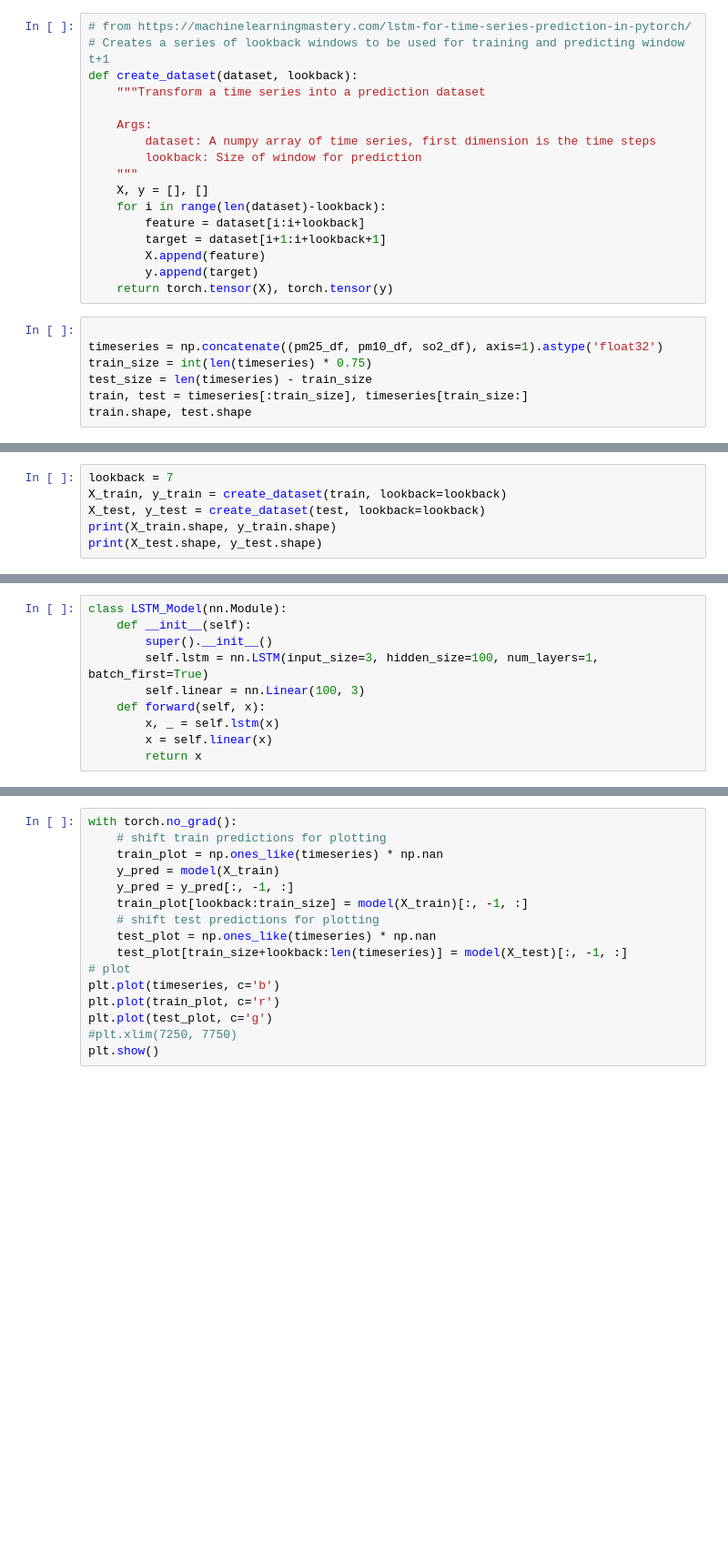
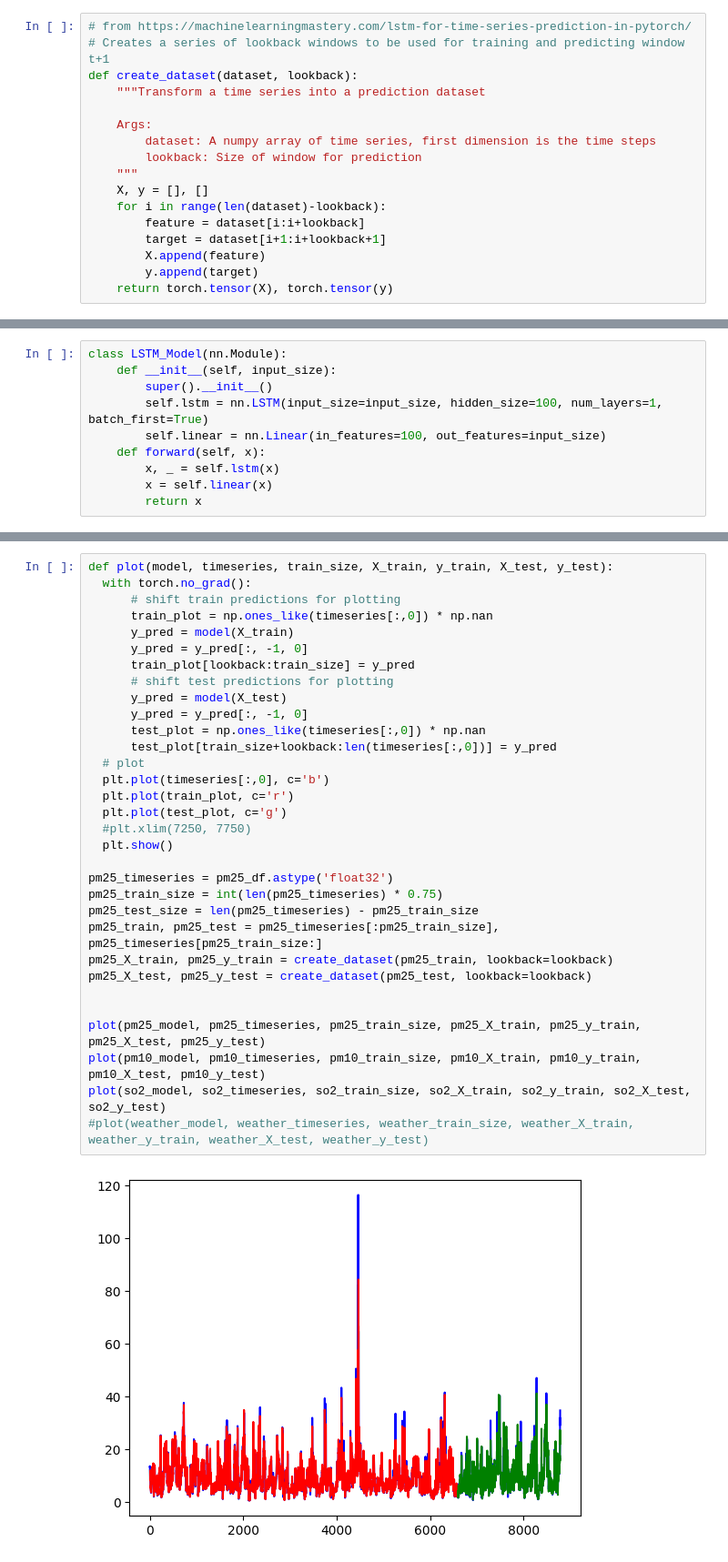
Before and after one commit to b4wolf/NEURALNETS, a Jupyter notebook: model.ipynb, the cells around one changed output, grey strips where cells are left out. Shown: that part at 91% size. Saved outputs shown, nothing was run; the diff lists cells and outputs as text; blank space fills up the shorter version.

```diff
--- a/model.ipynb
+++ b/model.ipynb
@@ -80,10 +90,3 @@ def create_dataset(dataset, lookback):
         X.append(feature)
         y.append(target)
     return torch.tensor(X), torch.tensor(y)
-# %%
-
-timeseries = np.concatenate((pm25_df, pm10_df, so2_df), axis=1).astype('float32')
-train_size = int(len(timeseries) * 0.75)
-test_size = len(timeseries) - train_size
-train, test = timeseries[:train_size], timeseries[train_size:]
-train.shape, test.shape
@@ -98,6 +92,0 @@ plt.plot(timeseries)
-# %%
-lookback = 7
-X_train, y_train = create_dataset(train, lookback=lookback)
-X_test, y_test = create_dataset(test, lookback=lookback)
-print(X_train.shape, y_train.shape)
-print(X_test.shape, y_test.shape)
@@ -107,9 +141,9 @@ torch.Size([2189, 7, 3]) torch.Size([2189, 7, 3])
 # %%
 class LSTM_Model(nn.Module):
-    def __init__(self):
+    def __init__(self, input_size):
         super().__init__()
-        self.lstm = nn.LSTM(input_size=3, hidden_size=100, num_layers=1, batch_first=True)
-        self.linear = nn.Linear(100, 3)
+        self.lstm = nn.LSTM(input_size=input_size, hidden_size=100, num_layers=1, batch_first=True)
+        self.linear = nn.Linear(in_features=100, out_features=input_size)
     def forward(self, x):
         x, _ = self.lstm(x)
         x = self.linear(x)
@@ -163,16 +223,34 @@ KeyboardInterrupt: ignored
 # %%
-with torch.no_grad():
-    # shift train predictions for plotting
-    train_plot = np.ones_like(timeseries) * np.nan
-    y_pred = model(X_train)
-    y_pred = y_pred[:, -1, :]
-    train_plot[lookback:train_size] = model(X_train)[:, -1, :]
-    # shift test predictions for plotting
-    test_plot = np.ones_like(timeseries) * np.nan
-    test_plot[train_size+lookback:len(timeseries)] = model(X_test)[:, -1, :]
-# plot
-plt.plot(timeseries, c='b')
-plt.plot(train_plot, c='r')
-plt.plot(test_plot, c='g')
-#plt.xlim(7250, 7750)
-plt.show()
+def plot(model, timeseries, train_size, X_train, y_train, X_test, y_test):
+  with torch.no_grad():
+      # shift train predictions for plotting
+      train_plot = np.ones_like(timeseries[:,0]) * np.nan
+      y_pred = model(X_train)
+      y_pred = y_pred[:, -1, 0]
+      train_plot[lookback:train_size] = y_pred
+      # shift test predictions for plotting
+      y_pred = model(X_test)
+      y_pred = y_pred[:, -1, 0]
+      test_plot = np.ones_like(timeseries[:,0]) * np.nan
+      test_plot[train_size+lookback:len(timeseries[:,0])] = y_pred
+  # plot
+  plt.plot(timeseries[:,0], c='b')
+  plt.plot(train_plot, c='r')
+  plt.plot(test_plot, c='g')
+  #plt.xlim(7250, 7750)
+  plt.show()
+
+pm25_timeseries = pm25_df.astype('float32')
+pm25_train_size = int(len(pm25_timeseries) * 0.75)
+pm25_test_size = len(pm25_timeseries) - pm25_train_size
+pm25_train, pm25_test = pm25_timeseries[:pm25_train_size], pm25_timeseries[pm25_train_size:]
+pm25_X_train, pm25_y_train = create_dataset(pm25_train, lookback=lookback)
+pm25_X_test, pm25_y_test = create_dataset(pm25_test, lookback=lookback)
+
+
+plot(pm25_model, pm25_timeseries, pm25_train_size, pm25_X_train, pm25_y_train, pm25_X_test, pm25_y_test)
+plot(pm10_model, pm10_timeseries, pm10_train_size, pm10_X_train, pm10_y_train, pm10_X_test, pm10_y_test)
+plot(so2_model, so2_timeseries, so2_train_size, so2_X_train, so2_y_train, so2_X_test, so2_y_test)
+#plot(weather_model, weather_timeseries, weather_train_size, weather_X_train, weather_y_train, weather_X_test, weather_y_test)
+# %% [output]
+[figure, added]
```
Also changed, not shown: parts of 11 cells of this notebook.
